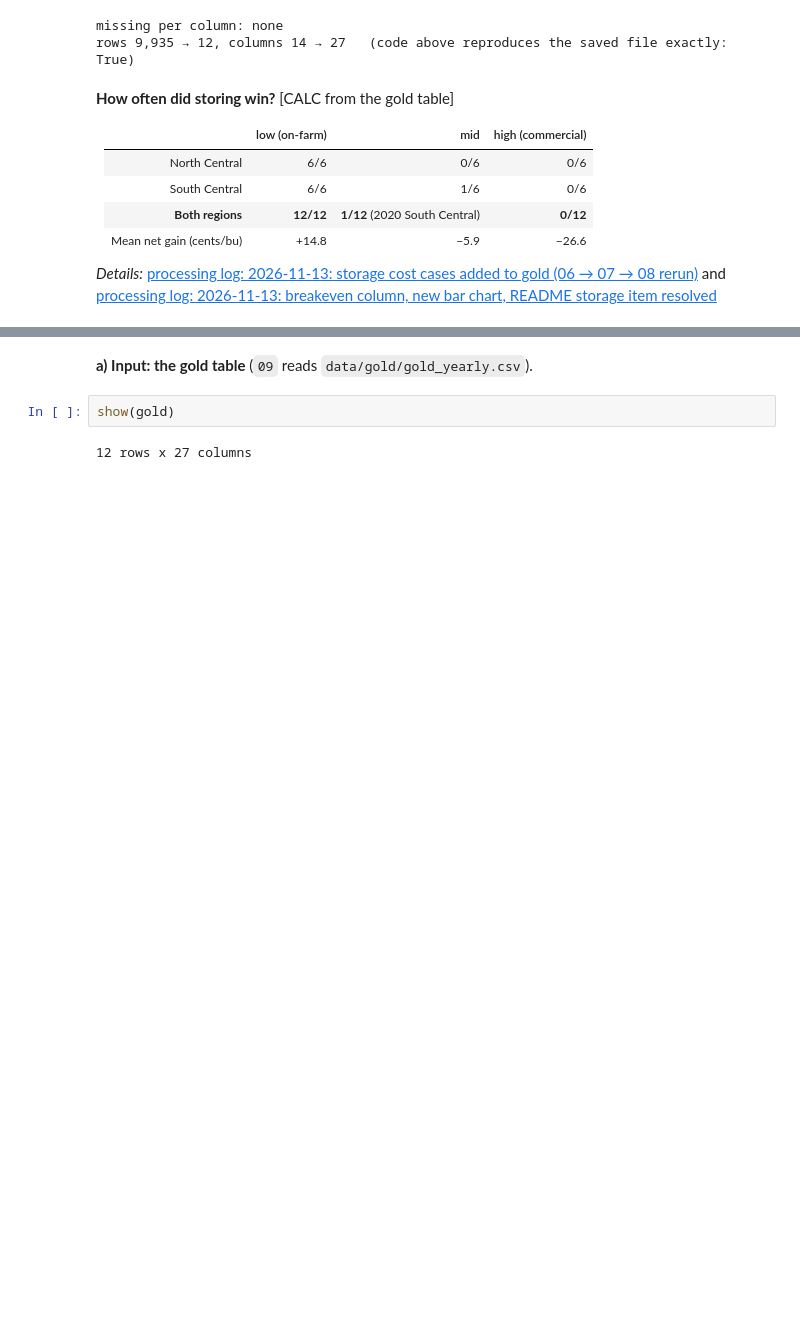
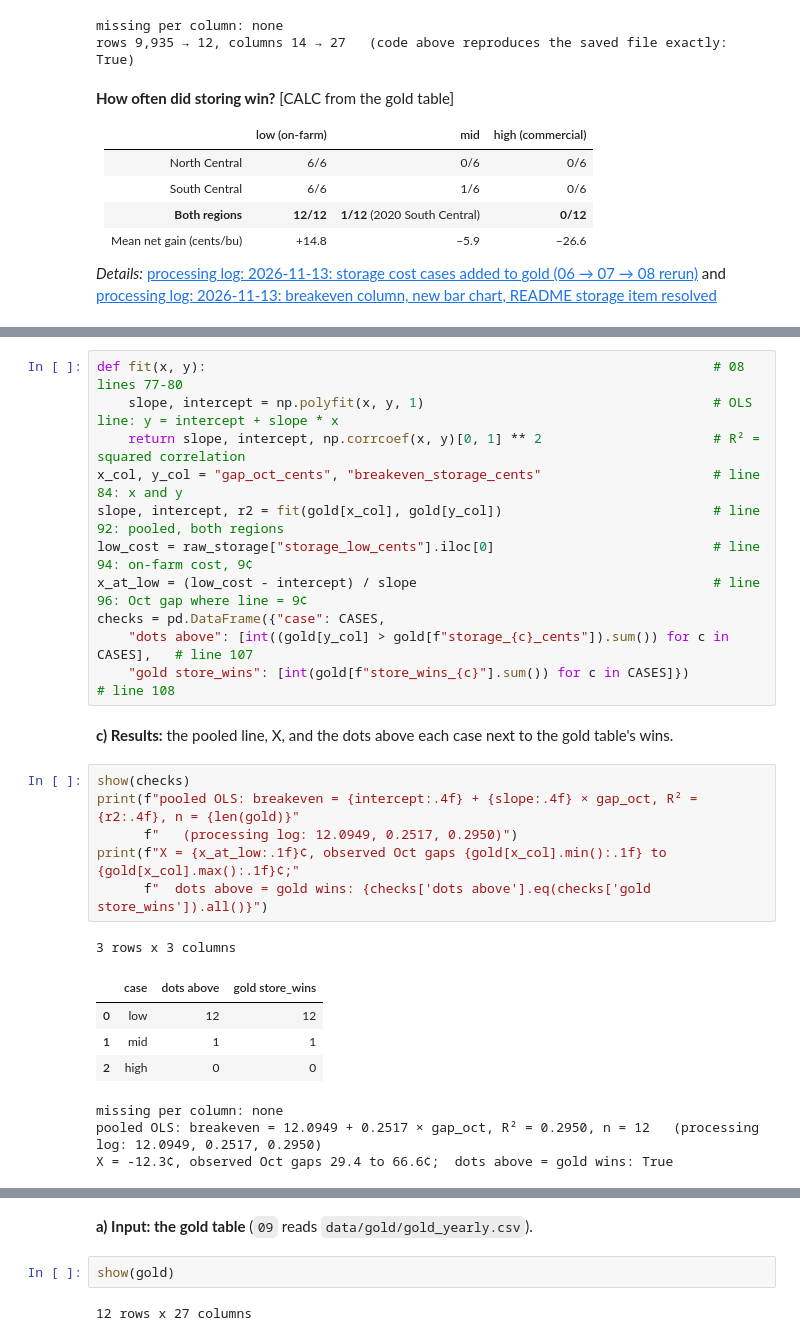
Before and after one commit to Jessie-Ren699/corn-storage-basis, a Jupyter notebook: notebooks/00_walkthrough.ipynb, the cells around one changed output, grey strips where cells are left out. Saved outputs shown, nothing was run; the diff lists cells and outputs as text; blank space fills up the shorter version.

```diff
--- a/notebooks/00_walkthrough.ipynb
+++ b/notebooks/00_walkthrough.ipynb
@@ -779,0 +740,28 @@ and high lines. The hurdles jump in 2023, when both the commercial storage rate
+# %%
+def fit(x, y):                                                                 # 08 lines 77-80
+    slope, intercept = np.polyfit(x, y, 1)                                     # OLS line: y = intercept + slope * x
+    return slope, intercept, np.corrcoef(x, y)[0, 1] ** 2                      # R² = squared correlation
+x_col, y_col = "gap_oct_cents", "breakeven_storage_cents"                      # line 84: x and y
+slope, intercept, r2 = fit(gold[x_col], gold[y_col])                           # line 92: pooled, both regions
+low_cost = raw_storage["storage_low_cents"].iloc[0]                            # line 94: on-farm cost, 9¢
+x_at_low = (low_cost - intercept) / slope                                      # line 96: Oct gap where line = 9¢
+checks = pd.DataFrame({"case": CASES,
+    "dots above": [int((gold[y_col] > gold[f"storage_{c}_cents"]).sum()) for c in CASES],   # line 107
+    "gold store_wins": [int(gold[f"store_wins_{c}"].sum()) for c in CASES]})                # line 108
+# %% [markdown]
+**c) Results:** the pooled line, X, and the dots above each case next to the gold table's wins.
+# %%
+show(checks)
+print(f"pooled OLS: breakeven = {intercept:.4f} + {slope:.4f} × gap_oct, R² = {r2:.4f}, n = {len(gold)}"
+      f"   (processing log: 12.0949, 0.2517, 0.2950)")
+print(f"X = {x_at_low:.1f}¢, observed Oct gaps {gold[x_col].min():.1f} to {gold[x_col].max():.1f}¢;"
+      f"  dots above = gold wins: {checks['dots above'].eq(checks['gold store_wins']).all()}")
+# %% [output]
+3 rows x 3 columns
+|  | case | dots above | gold store_wins |
+| 0 | low | 12 | 12 |
+| 1 | mid | 1 | 1 |
+| 2 | high | 0 | 0 |
+missing per column: none
+pooled OLS: breakeven = 12.0949 + 0.2517 × gap_oct, R² = 0.2950, n = 12   (processing log: 12.0949, 0.2517, 0.2950)
+X = -12.3¢, observed Oct gaps 29.4 to 66.6¢;  dots above = gold wins: True
```
Also changed, not shown: parts of 12 cells of this notebook, 3 other files.
